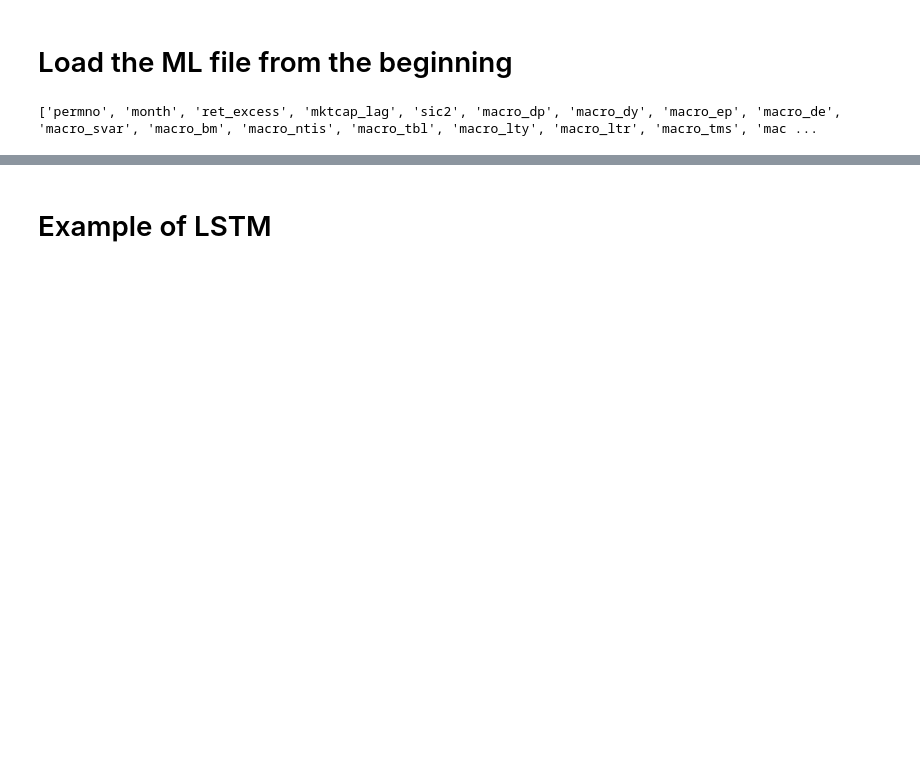
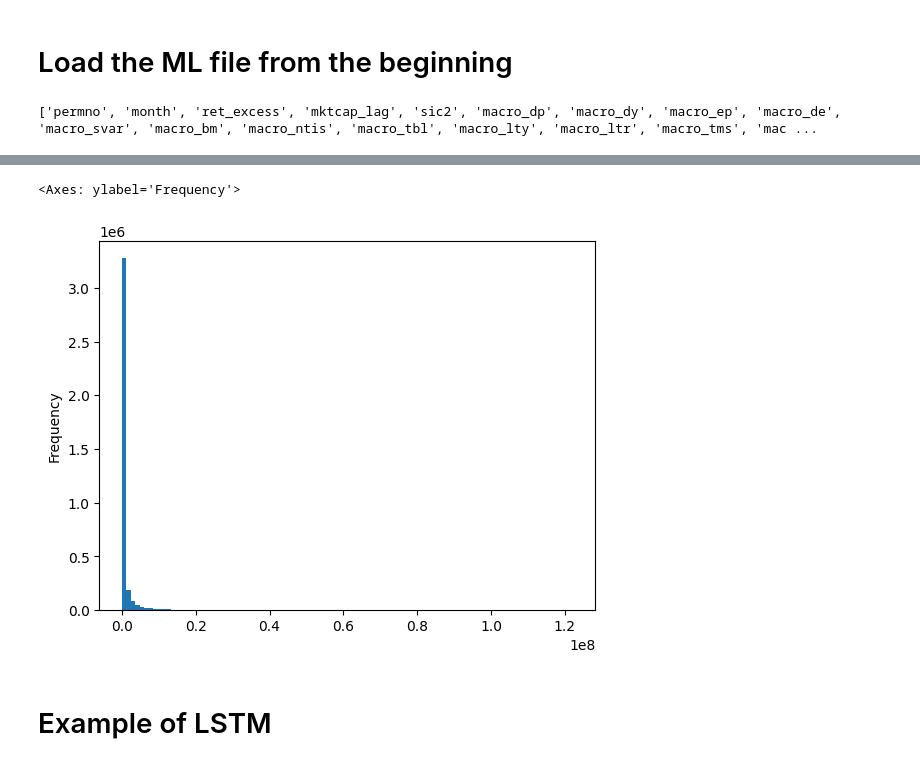
Before and after one commit to jensknudsen/financial_econometrics, a Jupyter notebook: testing.ipynb, the cells around one changed output, grey strips where cells are left out. Cells and saved outputs as stored; diff of their text form; code cells hidden in the pictures; blank space fills up the shorter version.

```diff
--- a/testing.ipynb
+++ b/testing.ipynb
@@ -238,3 +129,12 @@ crsp_monthly
+# %%
+# install matplotlib
+import matplotlib.pyplot as plt
+
+# plot the distribution of the variable characteristic_mvel1
+df['characteristic_mvel1'].plot.hist(bins=100)
+# %% [output]
+<Axes: ylabel='Frequency'>
+[figure, added]
 # %% [markdown]
 # Example of LSTM
 # %%
```
Also changed, not shown: parts of 7 cells of this notebook.
